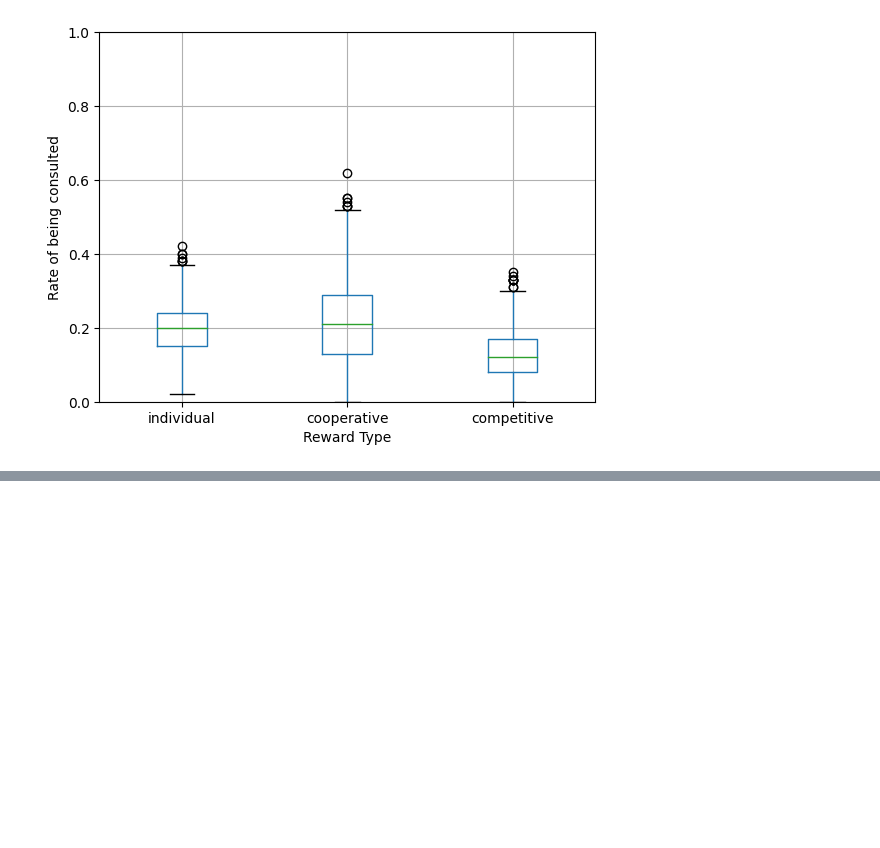
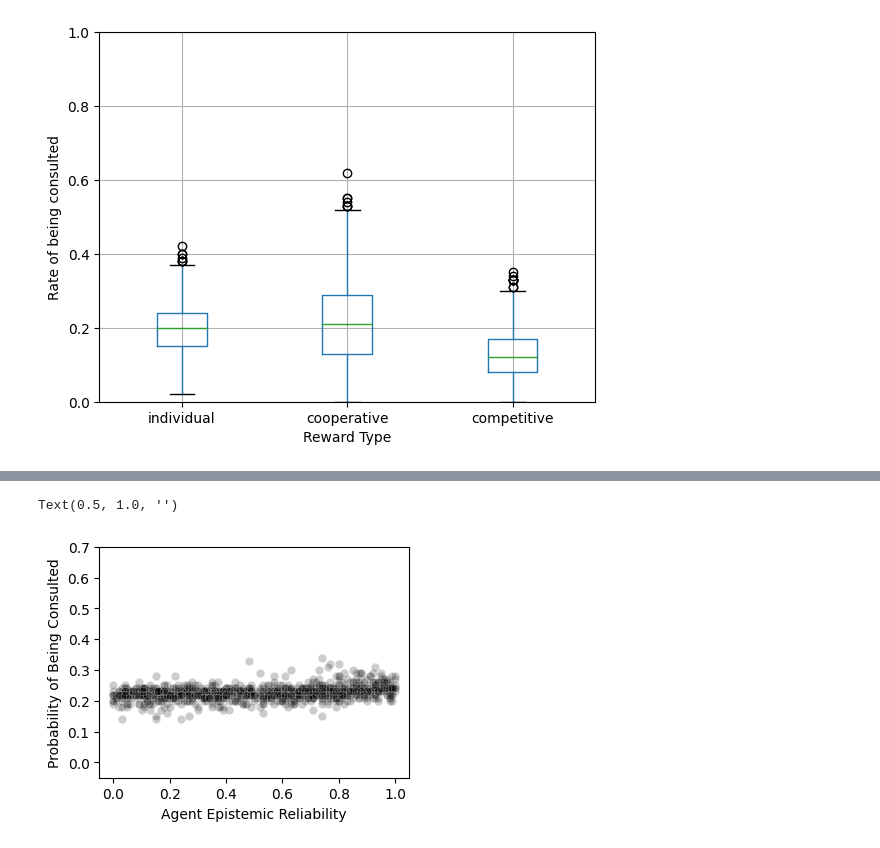
Before and after one commit to alicecwhuang/epistemic-altruism, a Jupyter notebook: data.ipynb, the cells around one changed output, grey strips where cells are left out. Saved outputs shown, nothing was run; the diff lists cells and outputs as text; code cells hidden in the pictures; blank space fills up the shorter version.

```diff
--- a/data.ipynb
+++ b/data.ipynb
@@ -450,0 +487,10 @@ ax.set_ylim(0, 1)
+# %%
+plt.figure(figsize=(4, 3))
+plt.scatter(corr['reliability'], corr['followed'], alpha=0.2, c='black', edgecolors='w', linewidth=0.5)
+plt.ylim(-0.05, 0.7)
+plt.xlabel('Agent Epistemic Reliability')
+plt.ylabel('Probability of Being Consulted')
+plt.title('')
+# %% [output]
+Text(0.5, 1.0, '')
+[figure, added]
```
Also changed, not shown: parts of 30 cells of this notebook, 1 other file.
